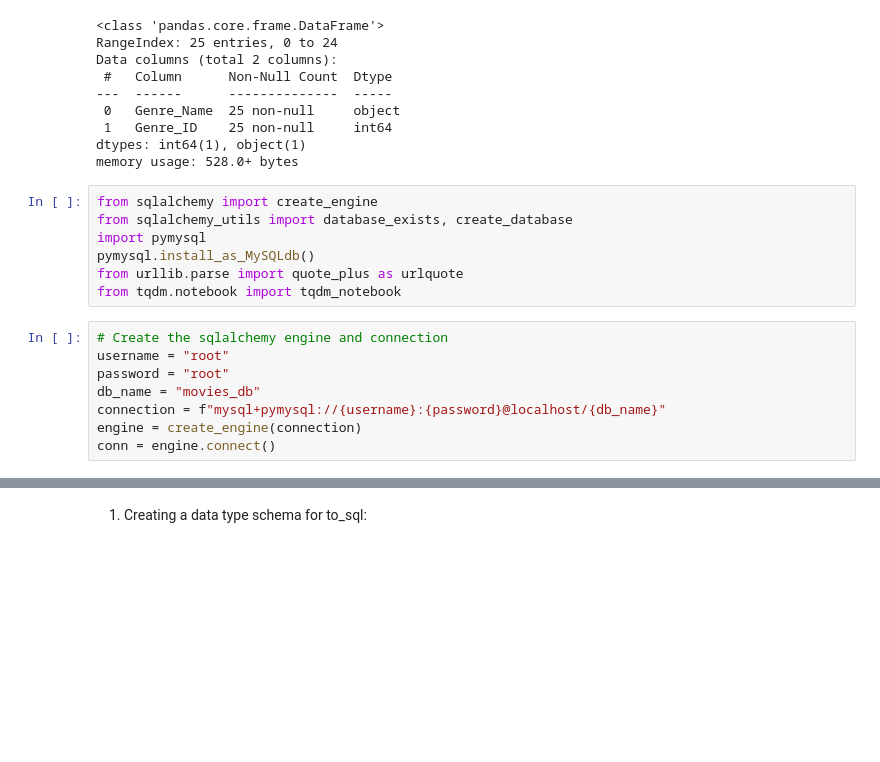
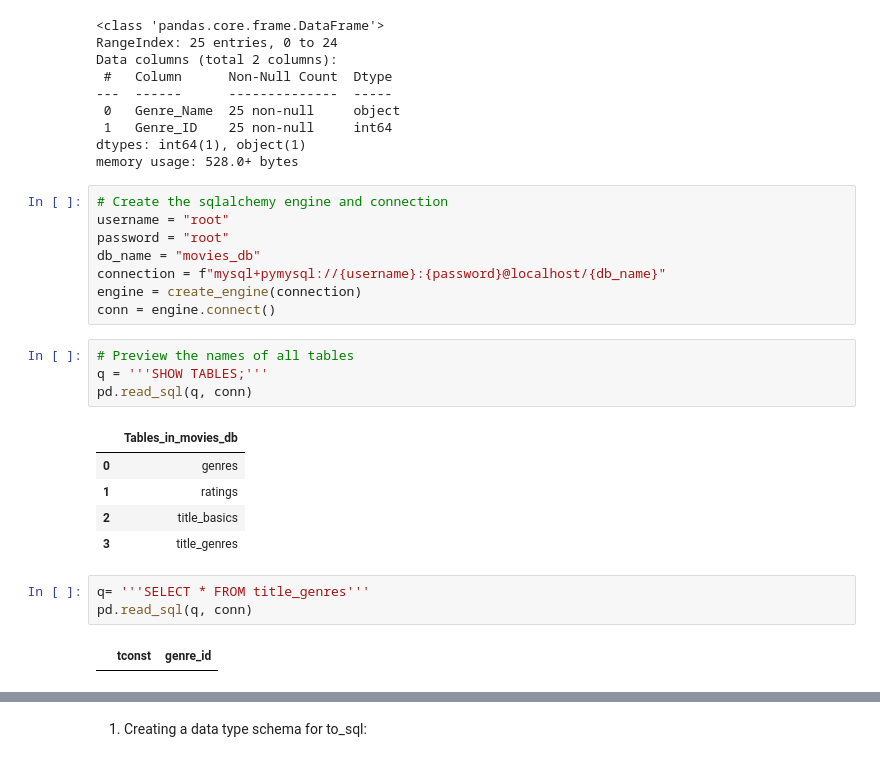
Before and after one commit to KirstenC32/Project-2-RETRY, a Jupyter notebook: Part 3b.ipynb, the cells around one changed output, grey strips where cells are left out. Drawn from its saved outputs; the diff is of its cells as text; blank space fills up the shorter version.

```diff
--- a/Part 3b.ipynb
+++ b/Part 3b.ipynb
@@ -180,17 +184,25 @@ Data columns (total 2 columns):
 dtypes: int64(1), object(1)
 memory usage: 528.0+ bytes
 # %%
-from sqlalchemy import create_engine
-from sqlalchemy_utils import database_exists, create_database
-import pymysql
-pymysql.install_as_MySQLdb()
-from urllib.parse import quote_plus as urlquote
-from tqdm.notebook import tqdm_notebook
+# Create the sqlalchemy engine and connection
+username = "root"
+password = "root"
+db_name = "movies_db"
+connection = f"mysql+pymysql://{username}:{password}@localhost/{db_name}"
+engine = create_engine(connection)
+conn = engine.connect()
 # %%
-# Create the sqlalchemy engine and connection
-username = "root"
-password = "root"
-db_name = "movies_db"
-connection = f"mysql+pymysql://{username}:{password}@localhost/{db_name}"
-engine = create_engine(connection)
-conn = engine.connect()
+# Preview the names of all tables
+q = '''SHOW TABLES;'''
+pd.read_sql(q, conn)
+# %% [output]
+|  | Tables_in_movies_db |
+| 0 | genres |
+| 1 | ratings |
+| 2 | title_basics |
+| 3 | title_genres |
+# %%
+q= '''SELECT * FROM title_genres'''
+pd.read_sql(q, conn)
+# %% [output]
+|  | tconst | genre_id |
```
Also changed, not shown: parts of 16 cells of this notebook.
